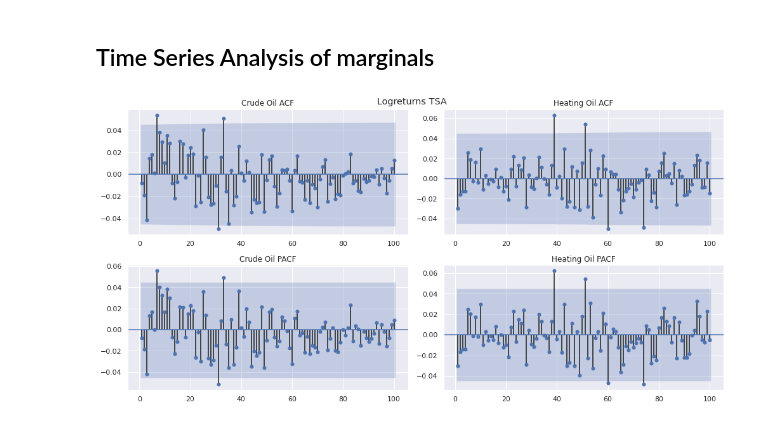
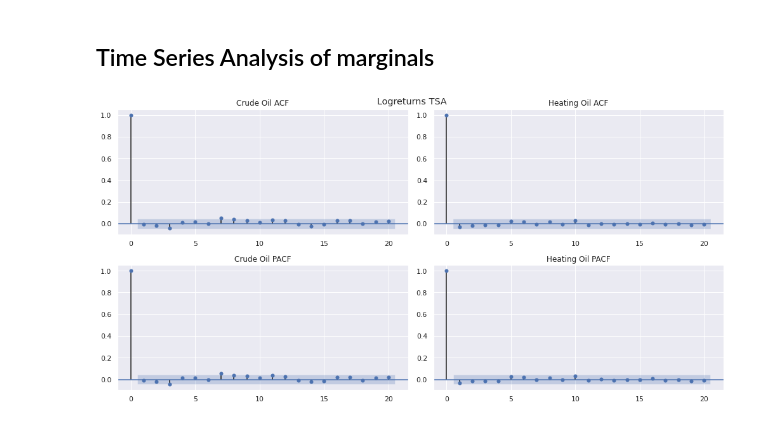
Before and after one commit to PiotMik/spread-options, a Jupyter notebook: Copulas.ipynb, the cells around one changed output. Drawn from its saved outputs; the diff is of its cells as text; code cells hidden in the pictures.

```diff
--- a/Copulas.ipynb
+++ b/Copulas.ipynb
@@ -184,14 +219,14 @@ _=sns.jointplot(
 # %%
 fig, ax = plt.subplots(2, 2)
 
-zero=False
-_ = tsaplots.plot_acf(logrets_df.CrudeOil, title="Crude Oil ACF", ax = ax[0][0], zero=zero, alpha=0.01, lags=100)
-_ = tsaplots.plot_pacf(logrets_df.CrudeOil, title="Crude Oil PACF", ax = ax[1][0], zero=zero, alpha = 0.01, lags=100)
+zero=True
+_ = tsaplots.plot_acf(logrets_df.CrudeOil, title="Crude Oil ACF", ax = ax[0][0], zero=zero, alpha=0.01, lags=20)
+_ = tsaplots.plot_pacf(logrets_df.CrudeOil, title="Crude Oil PACF", ax = ax[1][0], zero=zero, alpha = 0.01, lags=20)
 
-_ = tsaplots.plot_acf(logrets_df.HeatingOil, title="Heating Oil ACF", ax = ax[0][1], zero=zero, alpha = 0.01, lags=100)
-_ = tsaplots.plot_pacf(logrets_df.HeatingOil, title="Heating Oil PACF", ax = ax[1][1], zero=zero, alpha =0.01, lags = 100)
+_ = tsaplots.plot_acf(logrets_df.HeatingOil, title="Heating Oil ACF", ax = ax[0][1], zero=zero, alpha = 0.01, lags=20)
+_ = tsaplots.plot_pacf(logrets_df.HeatingOil, title="Heating Oil PACF", ax = ax[1][1], zero=zero, alpha =0.01, lags = 20)
 
 plt.suptitle("Logreturns TSA")
 plt.tight_layout()
 # %% [output]
-[figure, old version]
+[figure, new version]
```
Also changed, not shown: parts of 10 cells of this notebook.
